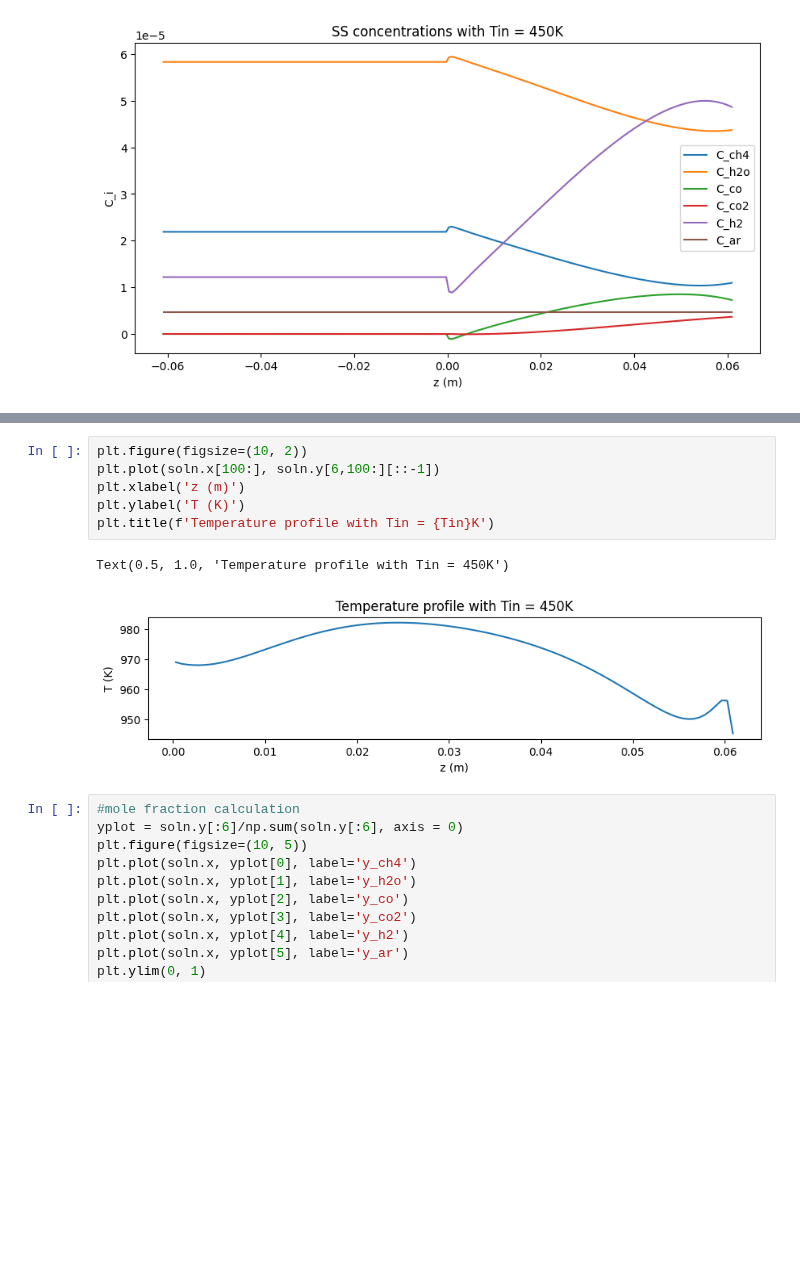
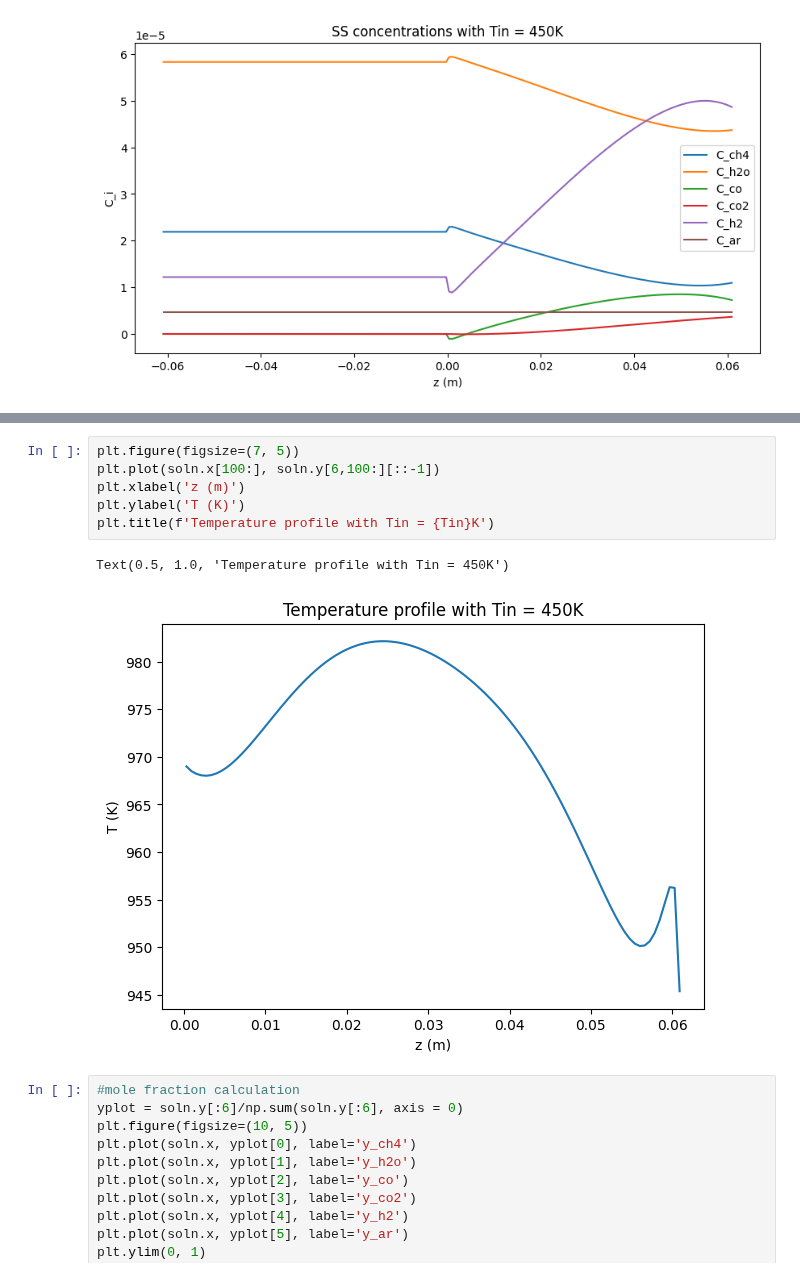
Before and after one commit to alexander-gbu/PMRModel, a Jupyter notebook: Scipy1DSSMatchingMolarBottomTempCont.ipynb, the cells around one changed output, grey strips where cells are left out. Cells and saved outputs as stored; diff of their text form; blank space fills up the shorter version.

```diff
--- a/Scipy1DSSMatchingMolarBottomTempCont.ipynb
+++ b/Scipy1DSSMatchingMolarBottomTempCont.ipynb
@@ -262,12 +283,12 @@ Text(0.5, 1.0, 'Temperature profile with Tin = 450K')
 # %%
-plt.figure(figsize=(10, 2))
+plt.figure(figsize=(7, 5))
 plt.plot(soln.x[100:], soln.y[6,100:][::-1])
 plt.xlabel('z (m)')
 plt.ylabel('T (K)')
 plt.title(f'Temperature profile with Tin = {Tin}K')
 # %% [output]
 Text(0.5, 1.0, 'Temperature profile with Tin = 450K')
-[figure, old version]
+[figure, new version]
 # %%
 #mole fraction calculation
 yplot = soln.y[:6]/np.sum(soln.y[:6], axis = 0)
```
Also changed, not shown: parts of 5 cells of this notebook, 2 other files.
